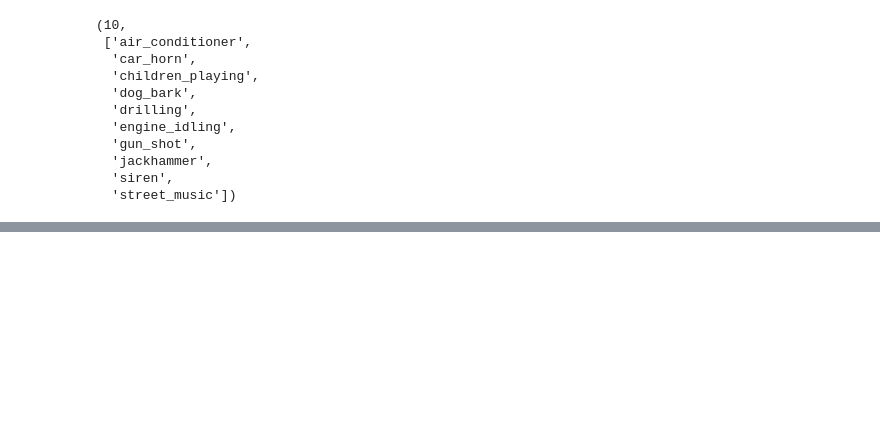
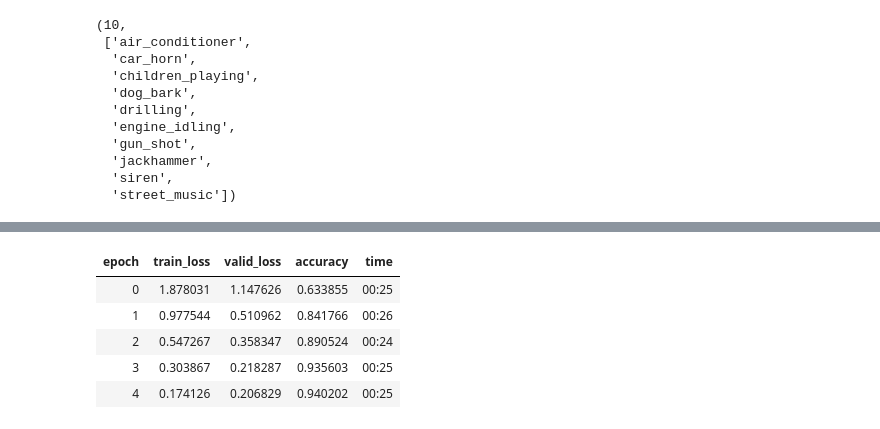
Before and after one commit to zacharyneveu/Machine_Learning, a Jupyter notebook: Project/PythonVersion.ipynb, the cells around one changed output, grey strips where cells are left out. Cells and saved outputs as stored; diff of their text form; code cells hidden in the pictures; blank space fills up the shorter version.

```diff
--- a/Project/PythonVersion.ipynb
+++ b/Project/PythonVersion.ipynb
@@ -83,0 +80,9 @@ x.shape
+# %%
+learn.fit_one_cycle(5, max_lr=3e-4)
+# %% [output]
+| epoch | train_loss | valid_loss | accuracy | time |
+| 0 | 1.878031 | 1.147626 | 0.633855 | 00:25 |
+| 1 | 0.977544 | 0.510962 | 0.841766 | 00:26 |
+| 2 | 0.547267 | 0.358347 | 0.890524 | 00:24 |
+| 3 | 0.303867 | 0.218287 | 0.935603 | 00:25 |
+| 4 | 0.174126 | 0.206829 | 0.940202 | 00:25 |
```
Also changed, not shown: parts of 23 cells of this notebook, 9 other files.
